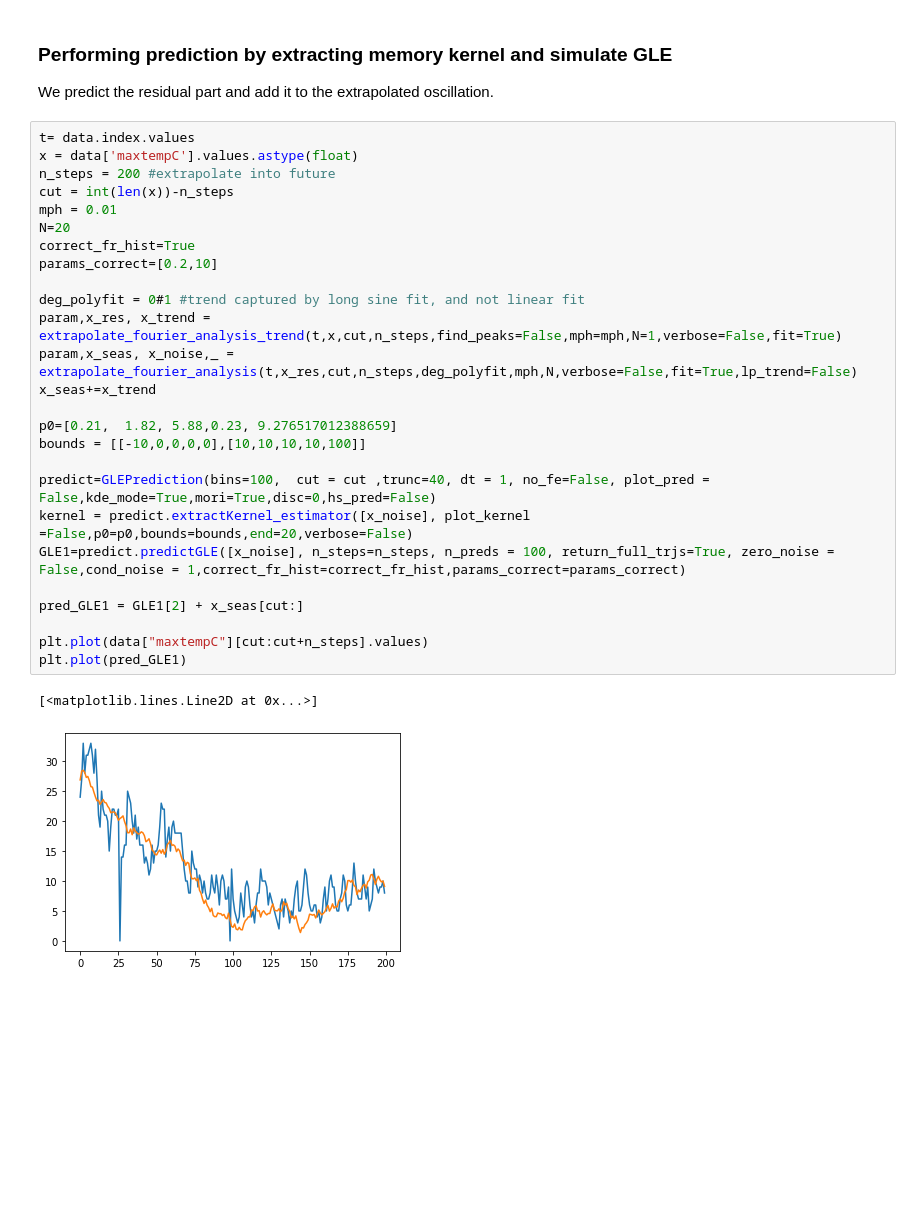
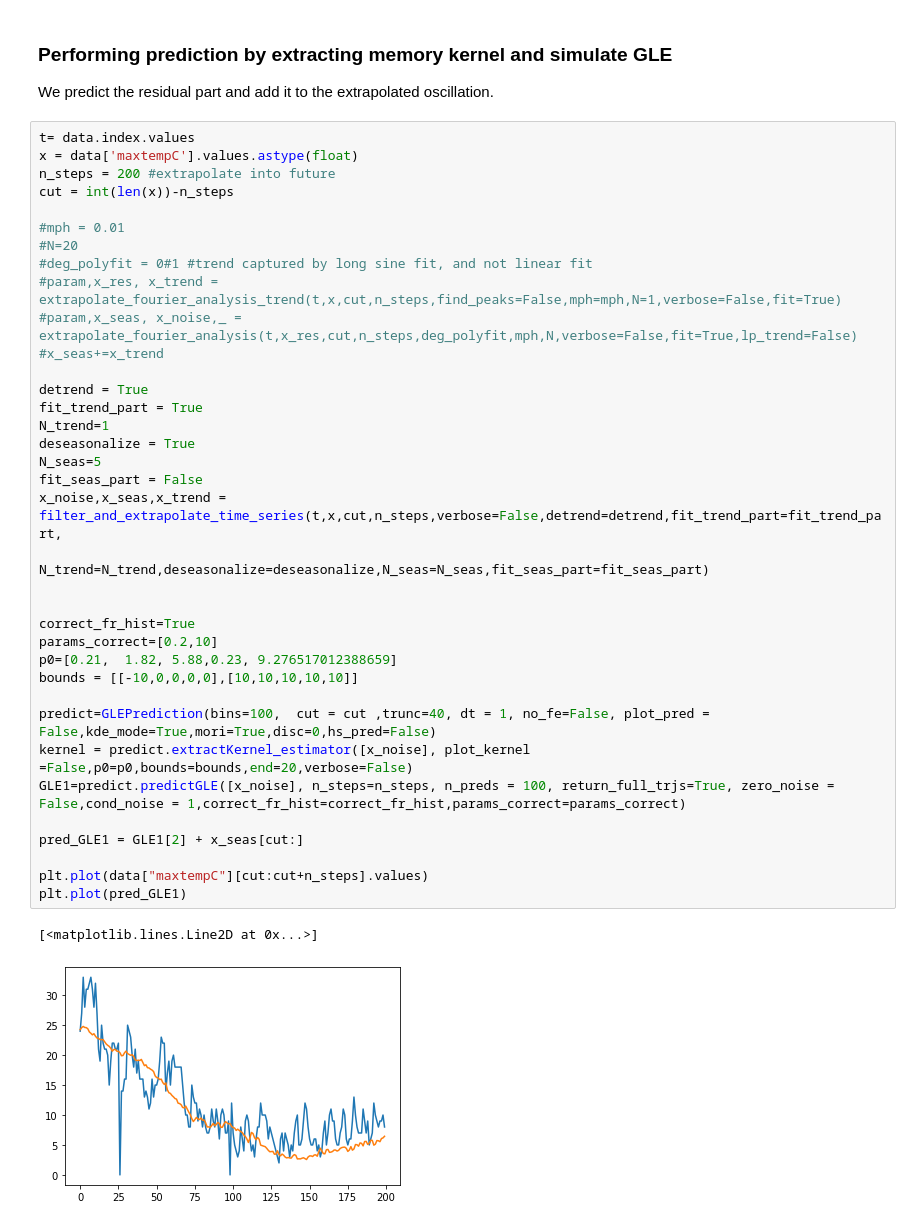
Before and after one commit to hkiefer/mempred, a Jupyter notebook: example/Example Temperature.ipynb, the cells around one changed output. Saved outputs shown, nothing was run; the diff lists cells and outputs as text; blank space fills up the shorter version.

```diff
--- a/example/Example Temperature.ipynb
+++ b/example/Example Temperature.ipynb
@@ -103,29 +125,39 @@ plotting running integral of kernel...
 # %%
 t= data.index.values
 x = data['maxtempC'].values.astype(float)
 n_steps = 200 #extrapolate into future
 cut = int(len(x))-n_steps
-mph = 0.01
-N=20
+
+#mph = 0.01
+#N=20
+#deg_polyfit = 0#1 #trend captured by long sine fit, and not linear fit
+#param,x_res, x_trend = extrapolate_fourier_analysis_trend(t,x,cut,n_steps,find_peaks=False,mph=mph,N=1,verbose=False,fit=True)
+#param,x_seas, x_noise,_ = extrapolate_fourier_analysis(t,x_res,cut,n_steps,deg_polyfit,mph,N,verbose=False,fit=True,lp_trend=False)
+#x_seas+=x_trend
+
+detrend = True
+fit_trend_part = True
+N_trend=1
+deseasonalize = True
+N_seas=5
+fit_seas_part = False
+x_noise,x_seas,x_trend = filter_and_extrapolate_time_series(t,x,cut,n_steps,verbose=False,detrend=detrend,fit_trend_part=fit_trend_part,
+                                                                N_trend=N_trend,deseasonalize=deseasonalize,N_seas=N_seas,fit_seas_part=fit_seas_part)
+
+
 correct_fr_hist=True
 params_correct=[0.2,10]
-
-deg_polyfit = 0#1 #trend captured by long sine fit, and not linear fit
-param,x_res, x_trend = extrapolate_fourier_analysis_trend(t,x,cut,n_steps,find_peaks=False,mph=mph,N=1,verbose=False,fit=True)
-param,x_seas, x_noise,_ = extrapolate_fourier_analysis(t,x_res,cut,n_steps,deg_polyfit,mph,N,verbose=False,fit=True,lp_trend=False)
-x_seas+=x_trend
-
 p0=[0.21,  1.82, 5.88,0.23, 9.276517012388659]
-bounds = [[-10,0,0,0,0],[10,10,10,10,100]]
+bounds = [[-10,0,0,0,0],[10,10,10,10,10]]
 
 predict=GLEPrediction(bins=100,  cut = cut ,trunc=40, dt = 1, no_fe=False, plot_pred = False,kde_mode=True,mori=True,disc=0,hs_pred=False)
 kernel = predict.extractKernel_estimator([x_noise], plot_kernel =False,p0=p0,bounds=bounds,end=20,verbose=False)
 GLE1=predict.predictGLE([x_noise], n_steps=n_steps, n_preds = 100, return_full_trjs=True, zero_noise = False,cond_noise = 1,correct_fr_hist=correct_fr_hist,params_correct=params_correct)
 
 pred_GLE1 = GLE1[2] + x_seas[cut:]
 
 plt.plot(data["maxtempC"][cut:cut+n_steps].values)
 plt.plot(pred_GLE1)
 # %% [output]
 [<matplotlib.lines.Line2D at 0x...>]
-[figure, old version]
+[figure, new version]
```
Also changed, not shown: parts of 2 cells of this notebook, 4 other files.
